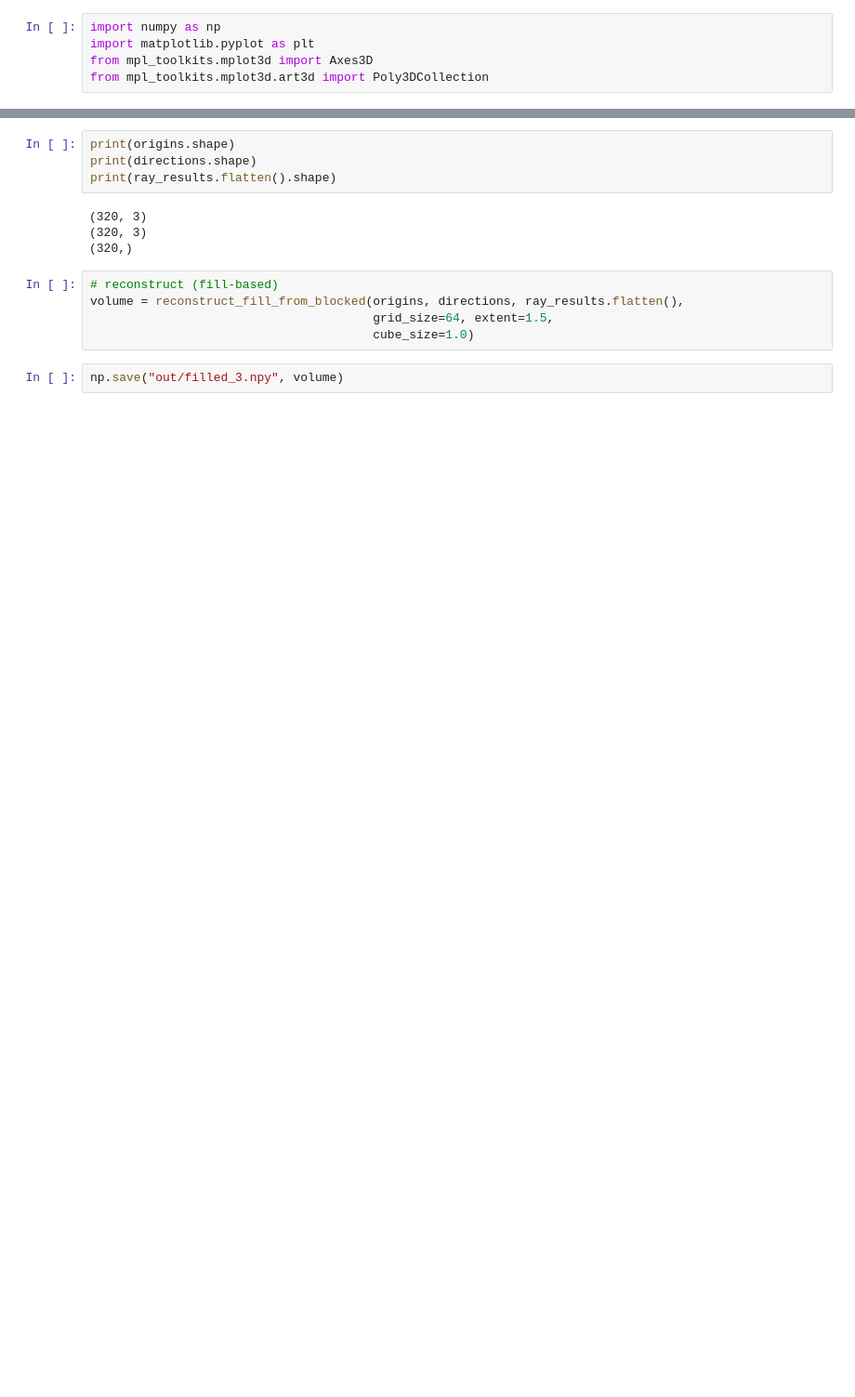
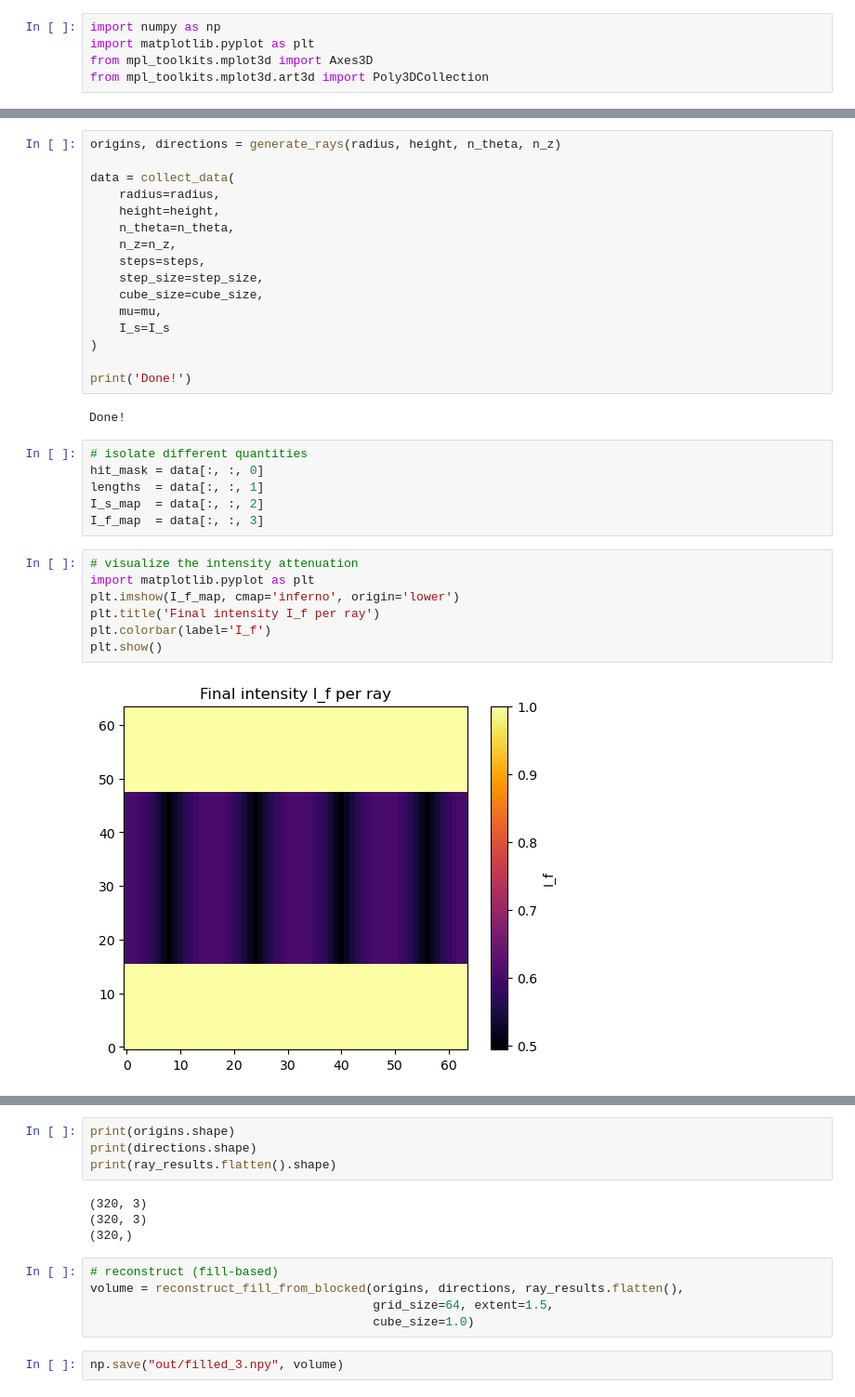
Before and after one commit to marcosolime/sim-carving, a Jupyter notebook: exp.ipynb, the cells around one changed output, grey strips where cells are left out. Shown: that part at 93% size. Saved outputs shown, nothing was run; the diff lists cells and outputs as text; blank space fills up the shorter version.

```diff
--- a/exp.ipynb
+++ b/exp.ipynb
@@ -40,0 +113,33 @@ origins, directions = generate_rays(RADIUS, HEIGHT, N_THETA, N_Z) # shape: (360,
+# %%
+origins, directions = generate_rays(radius, height, n_theta, n_z)
+
+data = collect_data(
+    radius=radius,
+    height=height,
+    n_theta=n_theta,
+    n_z=n_z,
+    steps=steps,
+    step_size=step_size,
+    cube_size=cube_size,
+    mu=mu,
+    I_s=I_s
+)
+
+print('Done!')
+# %% [output]
+Done!
+# %%
+# isolate different quantities
+hit_mask = data[:, :, 0]
+lengths  = data[:, :, 1]
+I_s_map  = data[:, :, 2]
+I_f_map  = data[:, :, 3]
+# %%
+# visualize the intensity attenuation
+import matplotlib.pyplot as plt
+plt.imshow(I_f_map, cmap='inferno', origin='lower')
+plt.title('Final intensity I_f per ray')
+plt.colorbar(label='I_f')
+plt.show()
+# %% [output]
+[figure, added]
```
Also changed, not shown: parts of 23 cells of this notebook, 3 other files.
